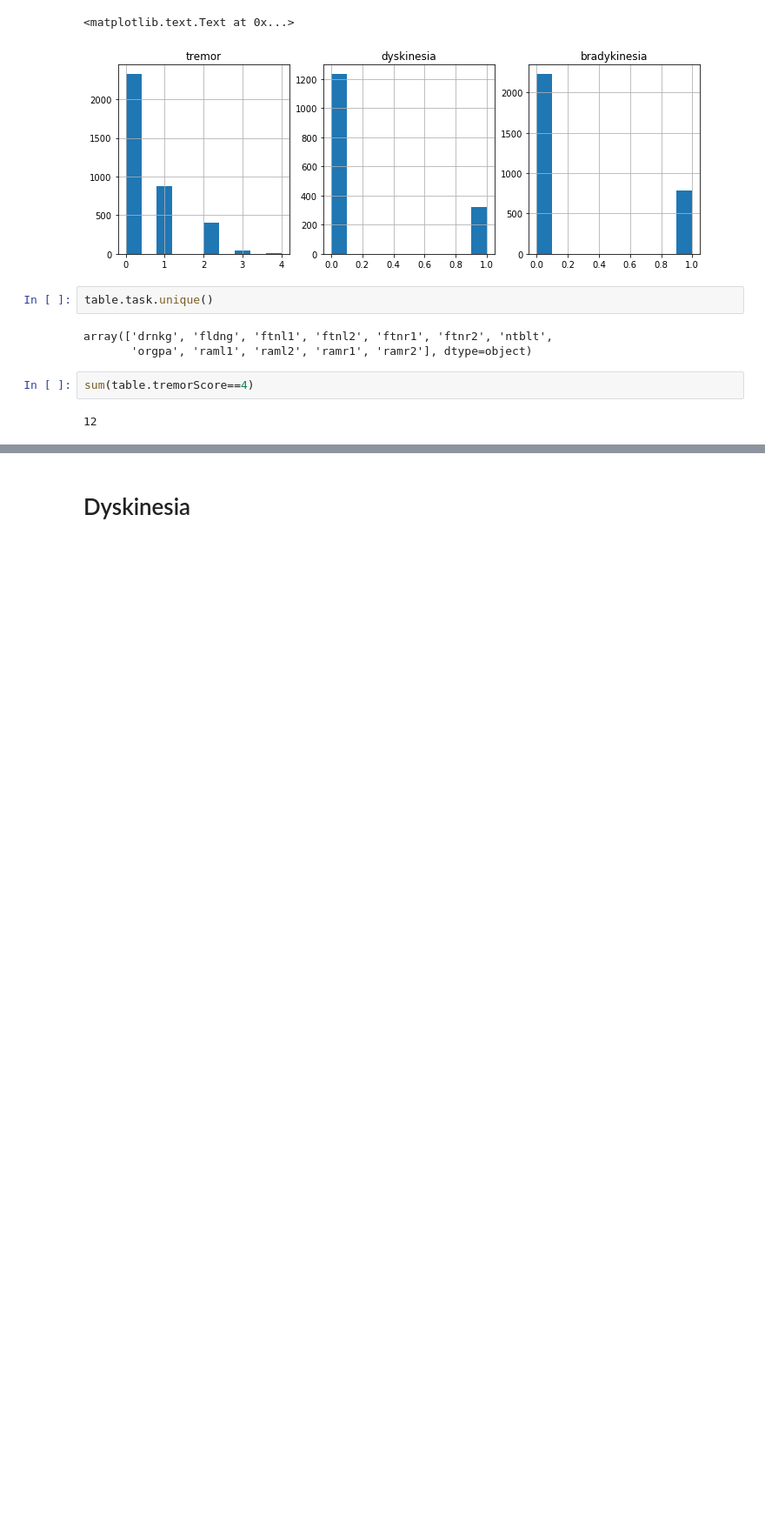
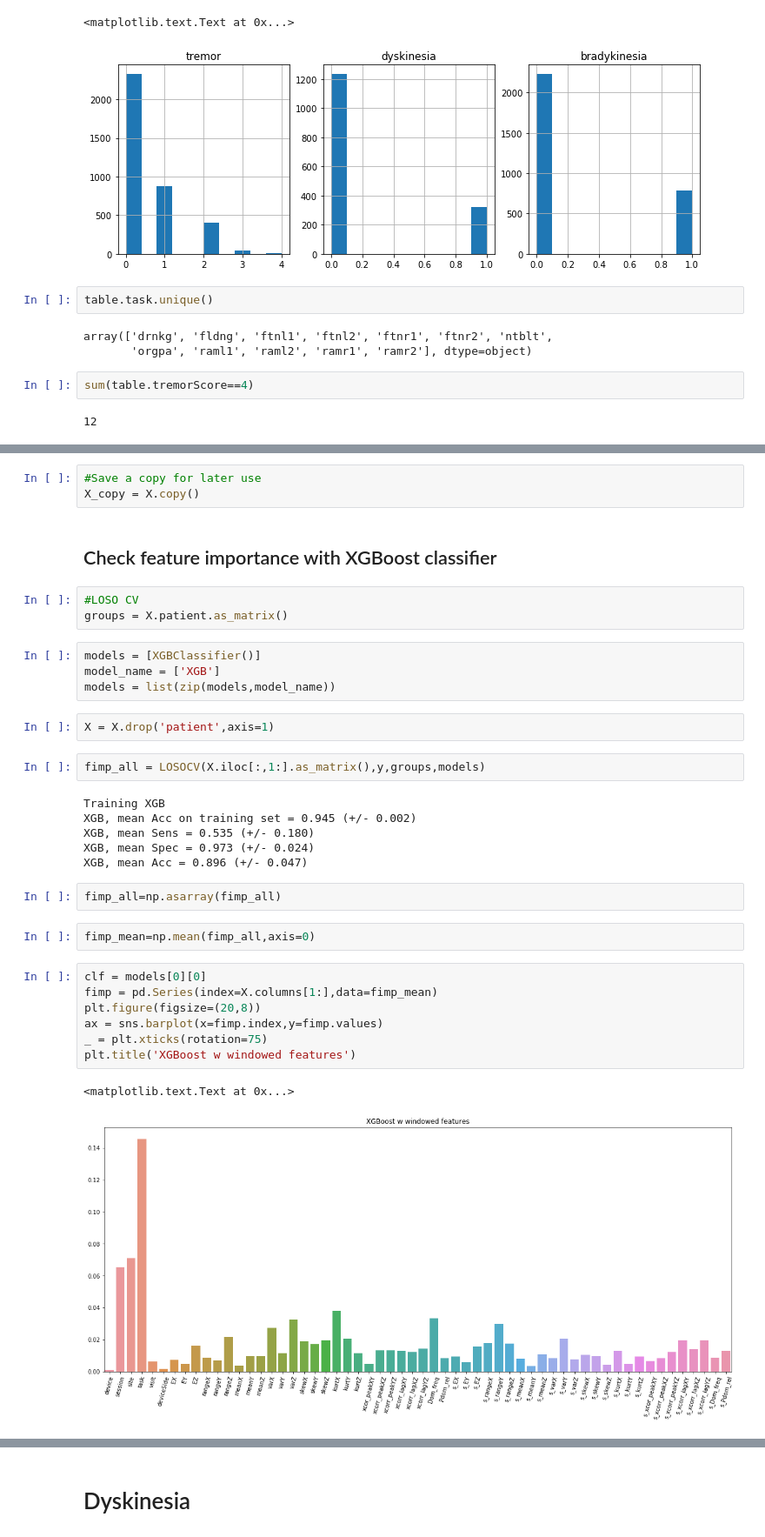
Before and after one commit to Luke3D/Misccode, a Jupyter notebook: Dataprocessing.ipynb, the cells around one changed output, grey strips where cells are left out. Shown at 87% size. Cells and saved outputs as stored; diff of their text form; blank space fills up the shorter version.

Commit message:
compute features over windows included

```diff
--- a/Dataprocessing.ipynb
+++ b/Dataprocessing.ipynb
@@ -300,0 +779,36 @@ sum(table.tremorScore==4)
+# %%
+#Save a copy for later use
+X_copy = X.copy()
+# %% [markdown]
+## Check feature importance with XGBoost classifier
+# %%
+#LOSO CV
+groups = X.patient.as_matrix()
+# %%
+models = [XGBClassifier()]
+model_name = ['XGB']
+models = list(zip(models,model_name))
+# %%
+X = X.drop('patient',axis=1)
+# %%
+fimp_all = LOSOCV(X.iloc[:,1:].as_matrix(),y,groups,models)
+# %% [output]
+Training XGB
+XGB, mean Acc on training set = 0.945 (+/- 0.002)
+XGB, mean Sens = 0.535 (+/- 0.180)
+XGB, mean Spec = 0.973 (+/- 0.024)
+XGB, mean Acc = 0.896 (+/- 0.047)
+# %%
+fimp_all=np.asarray(fimp_all)
+# %%
+fimp_mean=np.mean(fimp_all,axis=0)
+# %%
+clf = models[0][0]
+fimp = pd.Series(index=X.columns[1:],data=fimp_mean)
+plt.figure(figsize=(20,8))
+ax = sns.barplot(x=fimp.index,y=fimp.values)
+_ = plt.xticks(rotation=75)
+plt.title('XGBoost w windowed features')
+# %% [output]
+<matplotlib.text.Text at 0x...>
+[figure, added]
```
Also changed, not shown: parts of 147 cells of this notebook.
